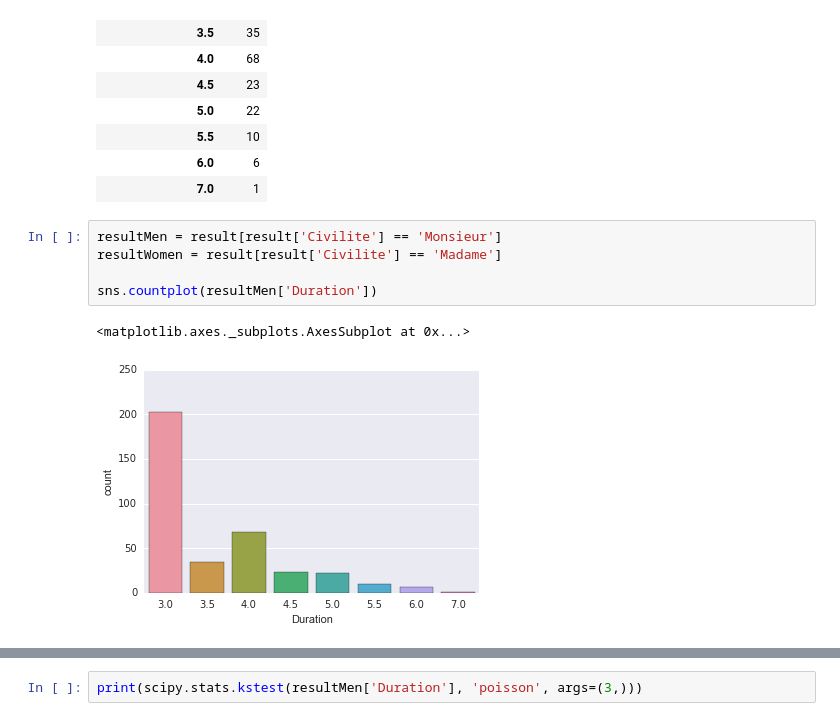
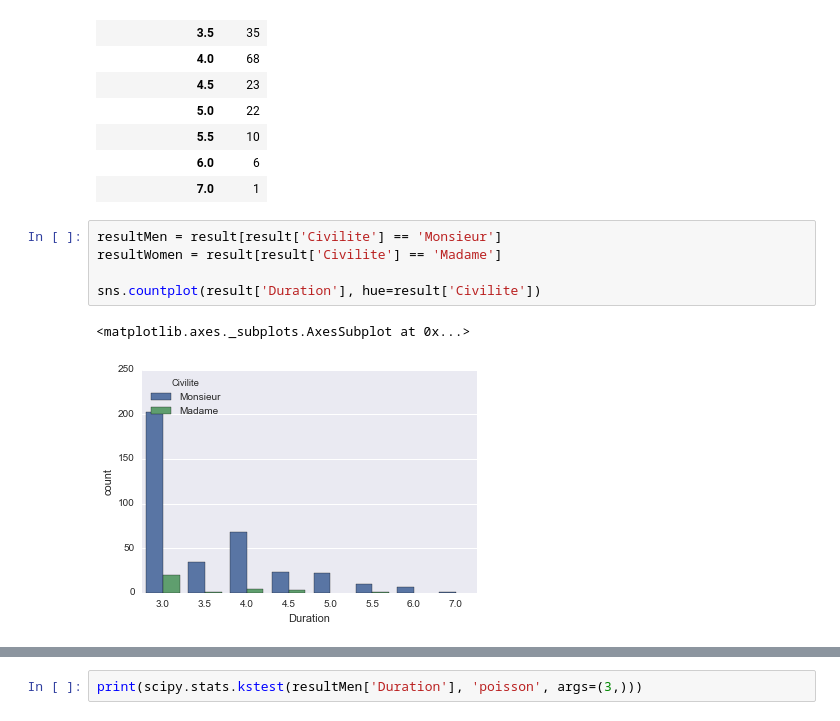
Before and after one commit to Gronlaen/data-analytics-homeworks, a Jupyter notebook: 02 - Data from the Web/Homework 2.ipynb, the cells around one changed output, grey strips where cells are left out. Saved outputs shown, nothing was run; the diff lists cells and outputs as text.

```diff
--- a/02 - Data from the Web/Homework 2.ipynb
+++ b/02 - Data from the Web/Homework 2.ipynb
@@ -151,11 +151,11 @@ result.groupby(['Civilite', 'Duration']).count()
 # %%
 resultMen = result[result['Civilite'] == 'Monsieur']
 resultWomen = result[result['Civilite'] == 'Madame']
 
-sns.countplot(resultMen['Duration'])
+sns.countplot(result['Duration'], hue=result['Civilite'])
 # %% [output]
 <matplotlib.axes._subplots.AxesSubplot at 0x...>
-[figure, old version]
+[figure, new version]
 # %%
 sns.distplot(resultWomen['Duration'], [3,3.5,4,4.5,5,5.5,6,6.5,7])
 # %% [output]
```
Also changed, not shown: parts of 2 cells of this notebook.
